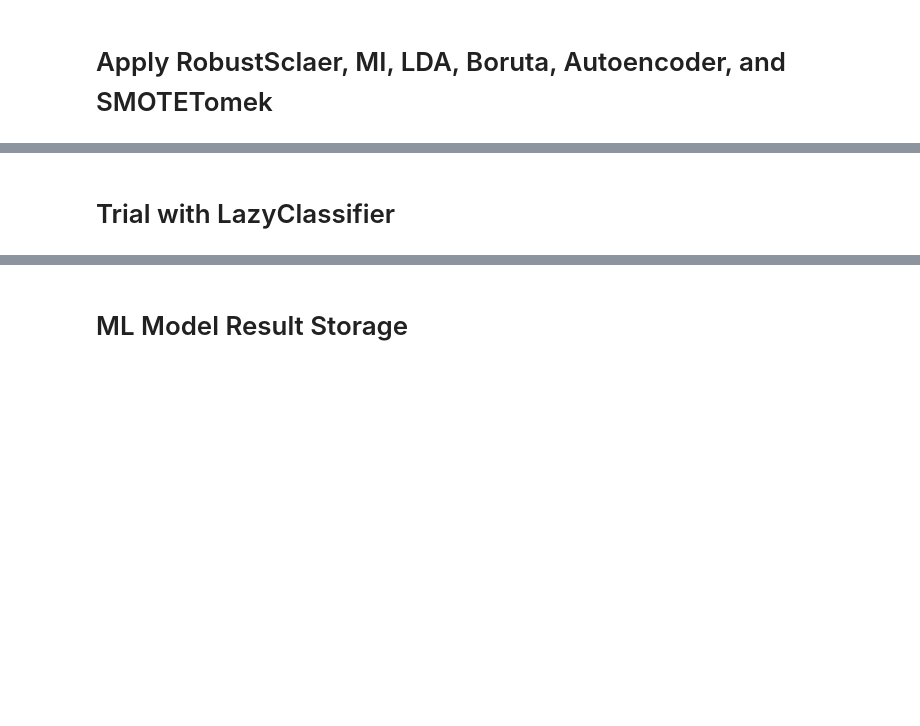
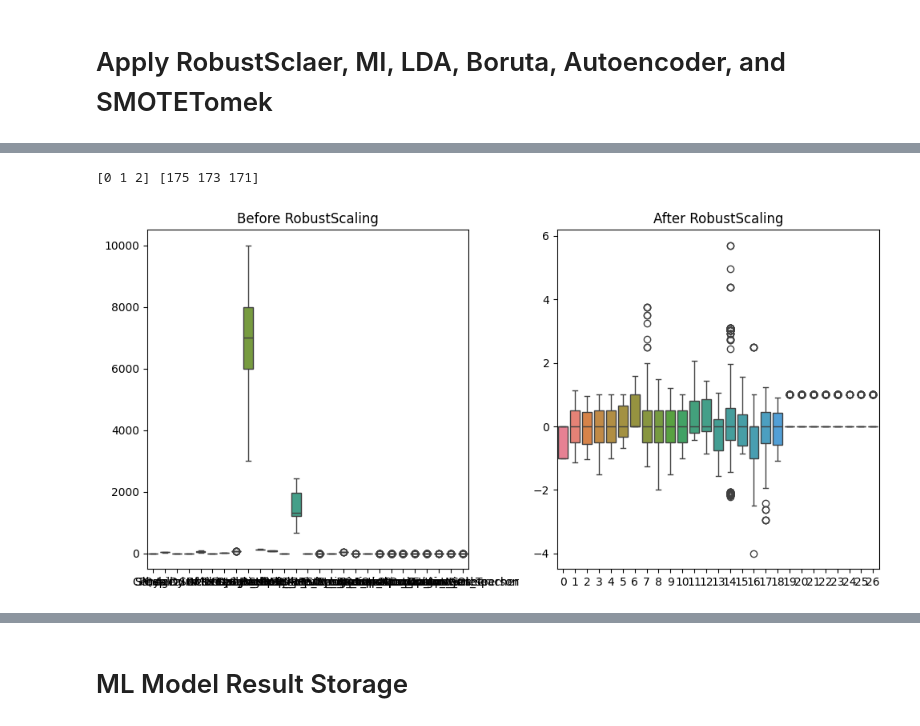
Before and after one commit to Miftahul-adib/sleep-disorder, a Jupyter notebook: Improving_Sleep_Disorder_Prediction.ipynb, the cells around one changed output, grey strips where cells are left out. Drawn from its saved outputs; the diff is of its cells as text; code cells hidden in the pictures; blank space fills up the shorter version.

```diff
--- a/Improving_Sleep_Disorder_Prediction.ipynb
+++ b/Improving_Sleep_Disorder_Prediction.ipynb
@@ -150,2 +205,0 @@ X_train_resample, y_train_resample = smotetomek.fit_resample(X_train_normalized,
-# %% [markdown]
-# Trial with LazyClassifier
@@ -161,0 +206,20 @@ X_train_resample, y_train_resample = smotetomek.fit_resample(X_train_normalized,
+# %%
+classes, counts = np.unique(y_train_res, return_counts=True)
+print(classes, counts)
+# %% [output]
+[0 1 2] [175 173 171]
+# %%
+import seaborn as sns
+plt.figure(figsize=(10,5))
+plt.subplot(1,2,1)
+sns.boxplot(data=X_train)
+plt.title('Before RobustScaling')
+
+plt.subplot(1,2,2)
+sns.boxplot(data=X_train_robust)
+plt.title('After RobustScaling')
+
+plt.tight_layout()
+plt.show()
+# %% [output]
+[figure, added]
```
Also changed, not shown: parts of 26 cells of this notebook.
